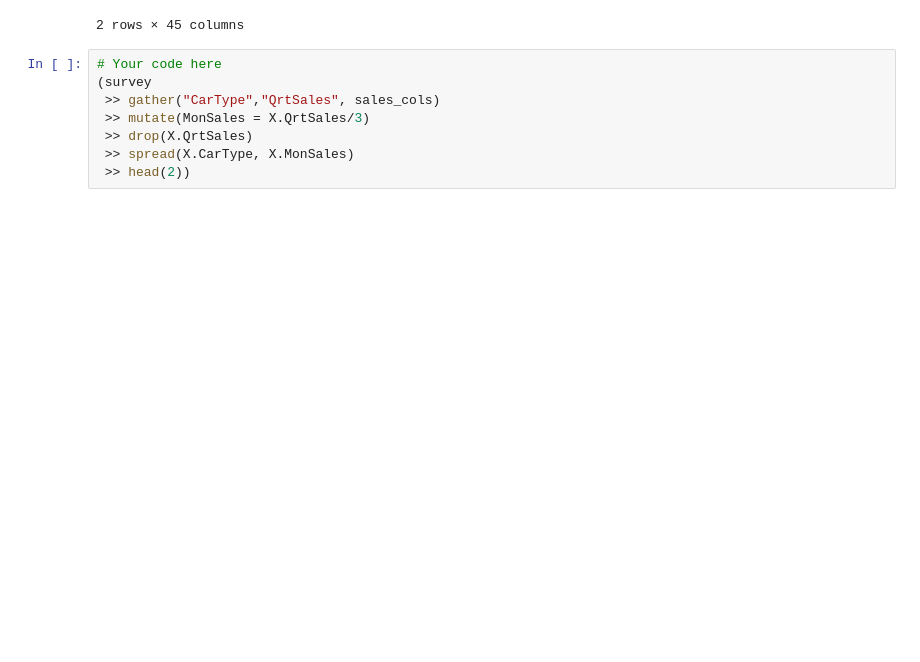
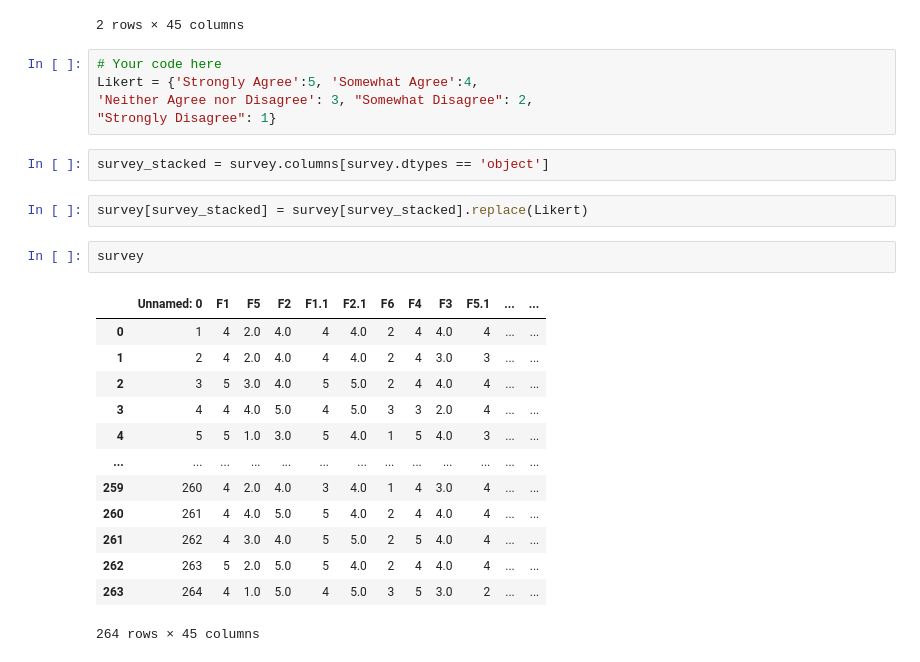
Before and after one commit to Njohnson150/module2_intro_to_pandas, a Jupyter notebook: 2_7_stack_and_unstack_with_dfply.ipynb, the cells around one changed output. Saved outputs shown, nothing was run; the diff lists cells and outputs as text; blank space fills up the shorter version.

Commit message:
modified:   2_7_stack_and_unstack_with_dfply.ipynb 	modified:   2_9_1_joining_tables.ipynb 	modified:   2_9_2_joining_tables_in_dfply.ipynb

```diff
--- a/2_7_stack_and_unstack_with_dfply.ipynb
+++ b/2_7_stack_and_unstack_with_dfply.ipynb
@@ -163,11 +163,28 @@ survey.head(2)
 | 0 | 1 | Somewhat Agree | Somewhat Disagree | Somewhat Agree | Somewhat Agree | Somewhat Agree | Somewhat Disagree | Somewhat Agree | Somewhat Agree | Somewhat Agree | ... | ... |
 | 1 | 2 | Somewhat Agree | Somewhat Disagree | Somewhat Agree | Somewhat Agree | Somewhat Agree | Somewhat Disagree | Somewhat Agree | Neither Agree nor Disagree | Neither Agree nor Disagree | ... | ... |
 2 rows × 45 columns
-# %%
-# Your code here
-(survey
- >> gather("CarType","QrtSales", sales_cols)
- >> mutate(MonSales = X.QrtSales/3)
- >> drop(X.QrtSales)
- >> spread(X.CarType, X.MonSales)
- >> head(2))
+# %%
+# Your code here
+Likert = {'Strongly Agree':5, 'Somewhat Agree':4,
+'Neither Agree nor Disagree': 3, "Somewhat Disagree": 2,
+"Strongly Disagree": 1}
+# %%
+survey_stacked = survey.columns[survey.dtypes == 'object']
+# %%
+survey[survey_stacked] = survey[survey_stacked].replace(Likert)
+# %%
+survey
+# %% [output]
+|  | Unnamed: 0 | F1 | F5 | F2 | F1.1 | F2.1 | F6 | F4 | F3 | F5.1 | ... | ... |
+| 0 | 1 | 4 | 2.0 | 4.0 | 4 | 4.0 | 2 | 4 | 4.0 | 4 | ... | ... |
+| 1 | 2 | 4 | 2.0 | 4.0 | 4 | 4.0 | 2 | 4 | 3.0 | 3 | ... | ... |
+| 2 | 3 | 5 | 3.0 | 4.0 | 5 | 5.0 | 2 | 4 | 4.0 | 4 | ... | ... |
+| 3 | 4 | 4 | 4.0 | 5.0 | 4 | 5.0 | 3 | 3 | 2.0 | 4 | ... | ... |
+| 4 | 5 | 5 | 1.0 | 3.0 | 5 | 4.0 | 1 | 5 | 4.0 | 3 | ... | ... |
+| ... | ... | ... | ... | ... | ... | ... | ... | ... | ... | ... | ... | ... |
+| 259 | 260 | 4 | 2.0 | 4.0 | 3 | 4.0 | 1 | 4 | 3.0 | 4 | ... | ... |
+| 260 | 261 | 4 | 4.0 | 5.0 | 5 | 4.0 | 2 | 4 | 4.0 | 4 | ... | ... |
+| 261 | 262 | 4 | 3.0 | 4.0 | 5 | 5.0 | 2 | 5 | 4.0 | 4 | ... | ... |
+| 262 | 263 | 5 | 2.0 | 5.0 | 5 | 4.0 | 2 | 4 | 4.0 | 4 | ... | ... |
+| 263 | 264 | 4 | 1.0 | 5.0 | 4 | 5.0 | 3 | 5 | 3.0 | 2 | ... | ... |
+264 rows × 45 columns
```
Also changed, not shown: 2 other files.
